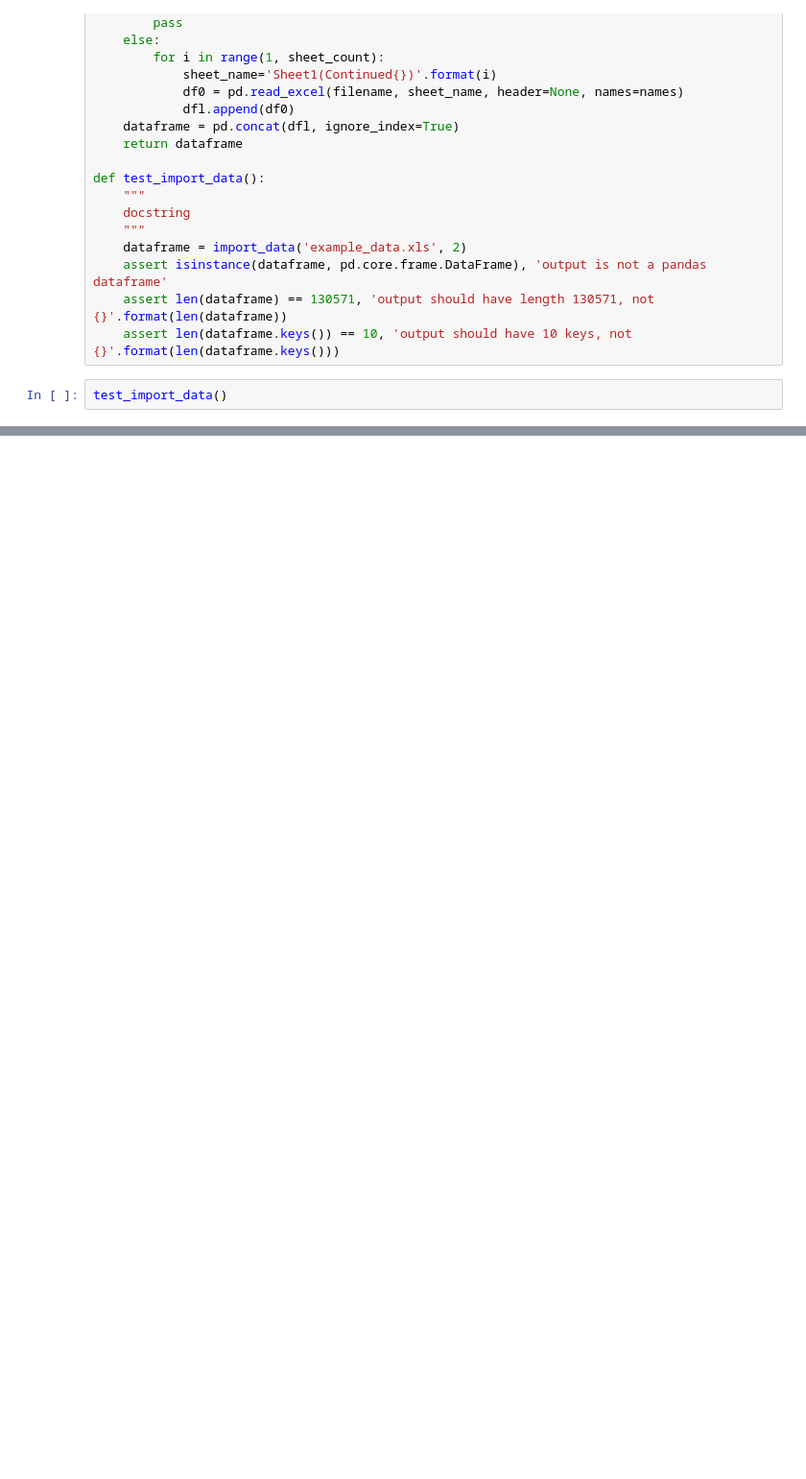
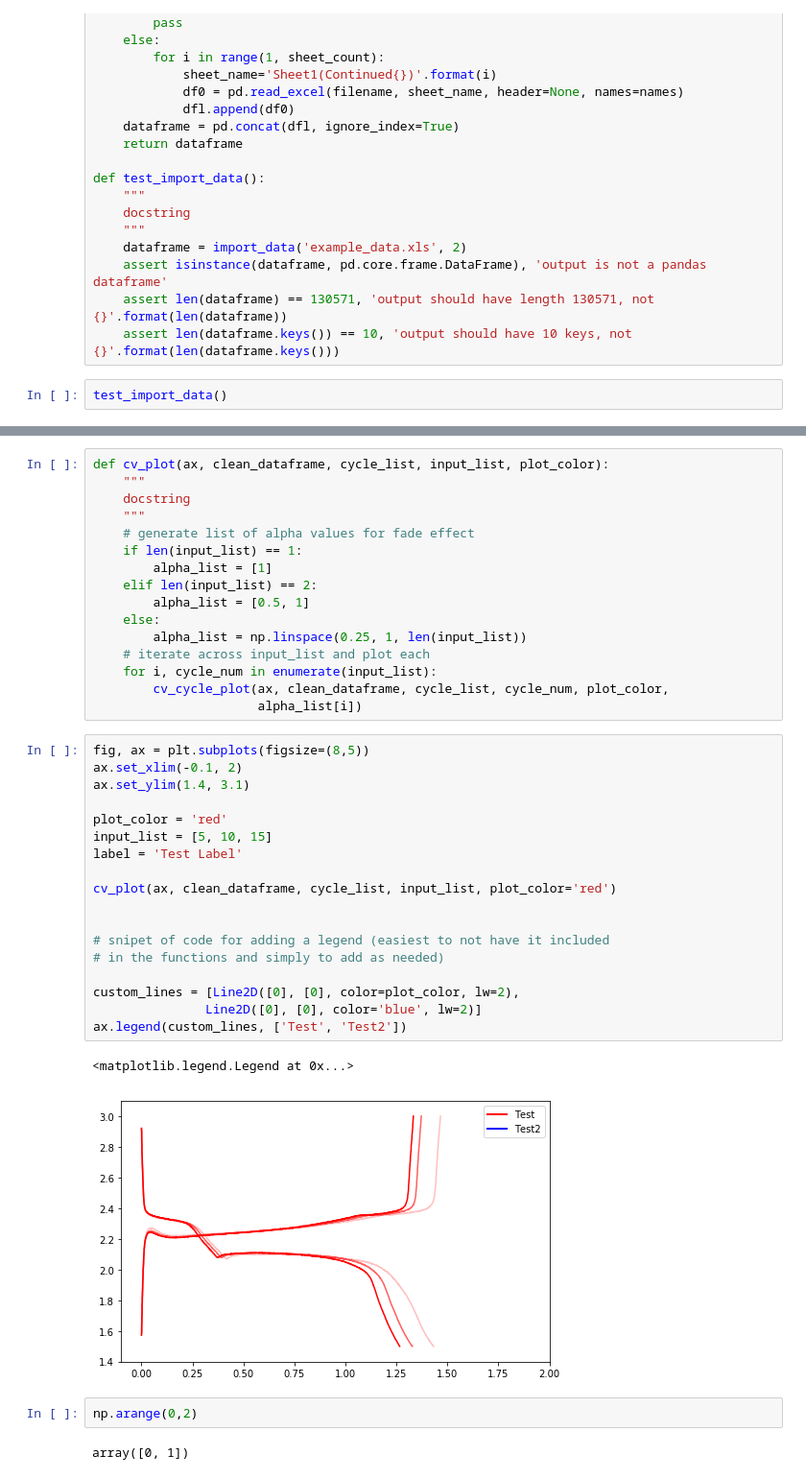
Before and after one commit to ParkerSteichen/battery_cycler, a Jupyter notebook: Dev_2/dataprep_dev.ipynb, the cells around one changed output, grey strips where cells are left out. Shown: that part at 96% size. Saved outputs shown, nothing was run; the diff lists cells and outputs as text; blank space fills up the shorter version.

```diff
--- a/Dev_2/dataprep_dev.ipynb
+++ b/Dev_2/dataprep_dev.ipynb
@@ -99,0 +225,41 @@ dataframe2
+# %%
+def cv_plot(ax, clean_dataframe, cycle_list, input_list, plot_color):
+    """
+    docstring
+    """
+    # generate list of alpha values for fade effect
+    if len(input_list) == 1:
+        alpha_list = [1]
+    elif len(input_list) == 2:
+        alpha_list = [0.5, 1]
+    else:
+        alpha_list = np.linspace(0.25, 1, len(input_list))
+    # iterate across input_list and plot each
+    for i, cycle_num in enumerate(input_list):
+        cv_cycle_plot(ax, clean_dataframe, cycle_list, cycle_num, plot_color,
+                      alpha_list[i])
+# %%
+fig, ax = plt.subplots(figsize=(8,5))
+ax.set_xlim(-0.1, 2)
+ax.set_ylim(1.4, 3.1)
+
+plot_color = 'red'
+input_list = [5, 10, 15]
+label = 'Test Label'
+
+cv_plot(ax, clean_dataframe, cycle_list, input_list, plot_color='red')
+
+
+# snipet of code for adding a legend (easiest to not have it included
+# in the functions and simply to add as needed)
+
+custom_lines = [Line2D([0], [0], color=plot_color, lw=2),
+               Line2D([0], [0], color='blue', lw=2)]
+ax.legend(custom_lines, ['Test', 'Test2'])
+# %% [output]
+<matplotlib.legend.Legend at 0x...>
+[figure, added]
+# %%
+np.arange(0,2)
+# %% [output]
+array([0, 1])
```
Also changed, not shown: parts of 16 cells of this notebook.
